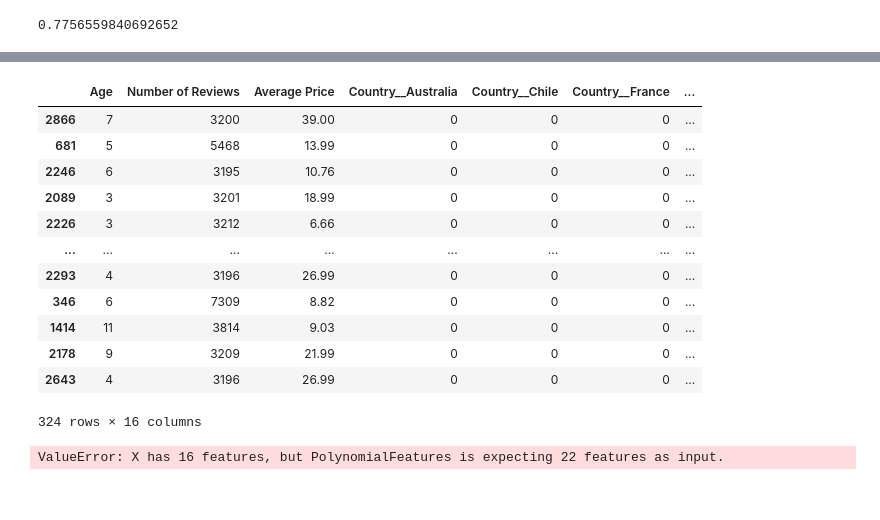
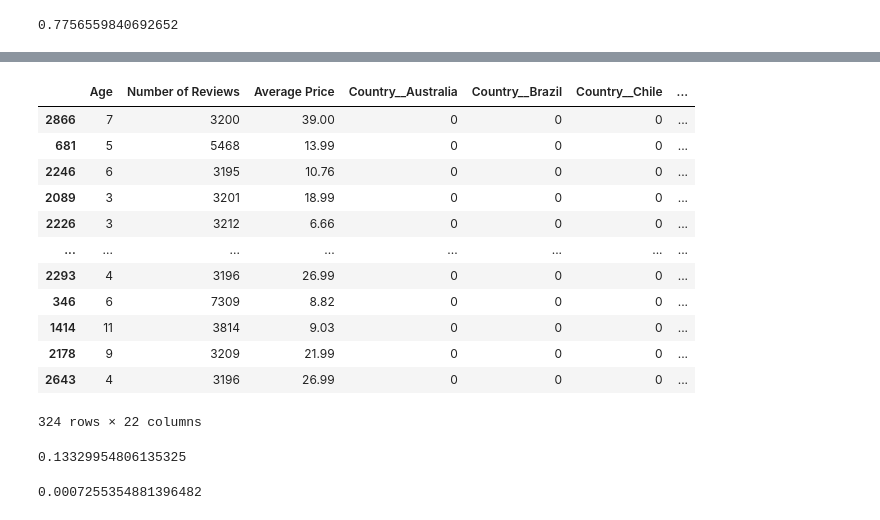
Before and after one commit to mattsegall/metis-project-2, a Jupyter notebook: Cleaning & Analysis Practice.ipynb, the cells around one changed output, grey strips where cells are left out. Saved outputs shown, nothing was run; the diff lists cells and outputs as text; code cells hidden in the pictures.

Commit message:
more model improvements

```diff
--- a/Cleaning & Analysis Practice.ipynb
+++ b/Cleaning & Analysis Practice.ipynb
@@ -552,9 +527,11 @@ X_test = pd.get_dummies(X_test[['Age', 'Country', 'Type', 'Number of Reviews', '
 #log transform of price
 X_test['Log Price'] = log(X_test['Average Price'])
 # %%
+#add in missing columns
+X_test = X_test.reindex(columns = X_train.columns, fill_value=0)
 X_test
 # %% [output]
-|  | Age | Number of Reviews | Average Price | Country__Australia | Country__Chile | Country__France | ... |
+|  | Age | Number of Reviews | Average Price | Country__Australia | Country__Brazil | Country__Chile | ... |
 | 2866 | 7 | 3200 | 39.00 | 0 | 0 | 0 | ... |
 | 681 | 5 | 5468 | 13.99 | 0 | 0 | 0 | ... |
 | 2246 | 6 | 3195 | 10.76 | 0 | 0 | 0 | ... |
@@ -566,9 +543,13 @@ X_test
 | 1414 | 11 | 3814 | 9.03 | 0 | 0 | 0 | ... |
 | 2178 | 9 | 3209 | 21.99 | 0 | 0 | 0 | ... |
 | 2643 | 4 | 3196 | 26.99 | 0 | 0 | 0 | ... |
-324 rows × 16 columns
+324 rows × 22 columns
 # %%
-#score Lasso on polyscaled data
+#score current Lasso model
 m_Lasso.score(s.transform(p.transform(X_test)),y_test)
 # %% [output]
-ValueError: X has 16 features, but PolynomialFeatures is expecting 22 features as input.
+0.13329954806135325
+# %%
+m_Lasso.alpha_
+# %% [output]
+0.0007255354881396482
```
Also changed, not shown: parts of 16 cells of this notebook.
